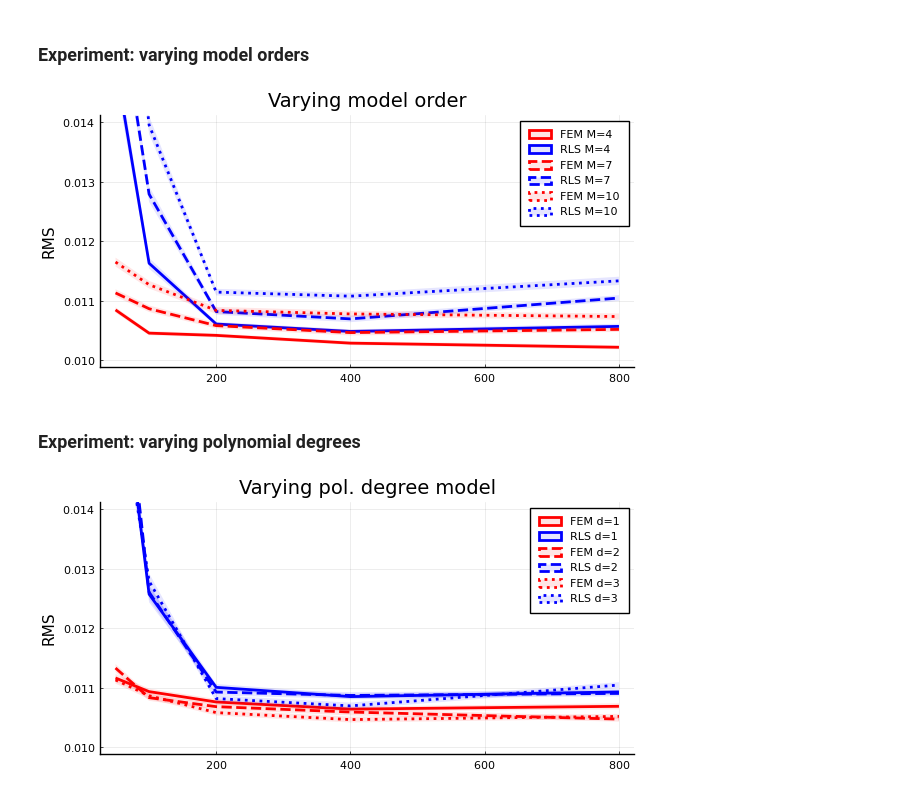
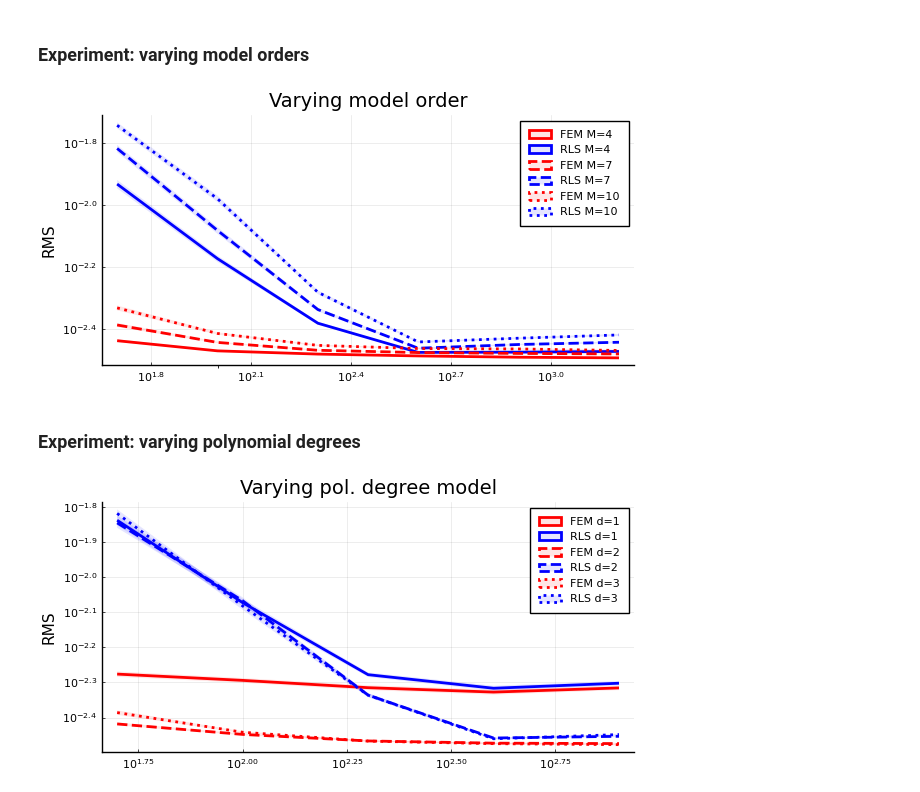
Before and after one commit to biaslab/nsi-silverbox, a Jupyter notebook: experiments-verification/collect-results.ipynb, the cells around one changed output. Cells and saved outputs as stored; diff of their text form; code cells hidden in the pictures.

```diff
--- a/experiments-verification/collect-results.ipynb
+++ b/experiments-verification/collect-results.ipynb
@@ -73,7 +73,7 @@ savefig(p6, "figures/NARMAX_RMS-comp_deg3_order7.png")
 ### Experiment: varying model orders
 # %%
 # Signal lengths
-NT = [50, 100, 200, 400, 800]
+NT = [50, 100, 200, 400, 800, 1600]
 NE = length(NT)
 
 orders = [4,7,10]
@@ -115,8 +115,10 @@ for (ii,ord) in enumerate(orders)
           fillalpha=alpha,
           linewidth=linewidth,
           ylabel="RMS",
-#           xscale=:log10,
-          ylims=[0.01, 0.014])
+          xscale=:log10,
+          yscale=:log10,
+#           ylims=[0.01, 0.014])
+          )
     plot!(NT, results[3,:,ii],
           ribbon=[results[4,:,ii] results[4,:,ii]],
           color="blue",
@@ -127,4 +129,4 @@ for (ii,ord) in enumerate(orders)
 end
 plot!()
 # %% [output]
-[figure, old version]
+[figure, new version]
@@ -165,27 +169,28 @@ end
 # %%
 p7 = plot(size=(600,300), legend=:topright, title="Varying pol. degree model")
 for (ii,deg) in enumerate(deg)
 
     plot!(NT, results[1,:,ii],
           ribbon=[results[2,:,ii] results[2,:,ii]],
           color="red",
           label="FEM d="*string(deg),
           linestyle=styles[ii],
           fillalpha=alpha,
           linewidth=linewidth,
           ylabel="RMS",
-#           xscale=:log10,
-#           yscale=:log10,
-          ylims=[0.01, 0.014])
+          xscale=:log10,
+          yscale=:log10,
+#           ylims=[0.01, 0.014]
+          )
     plot!(NT, results[3,:,ii],
           ribbon=[results[4,:,ii] results[4,:,ii]],
           color="blue",
           linestyle=styles[ii],
           fillalpha=alpha,
           linewidth=linewidth,
           label="RLS d="*string(deg))
 end
 plot!()
 # %% [output]
-[figure, old version]
+[figure, new version]
 # %%
```
Also changed, not shown: parts of 7 cells of this notebook, 2 other files.
